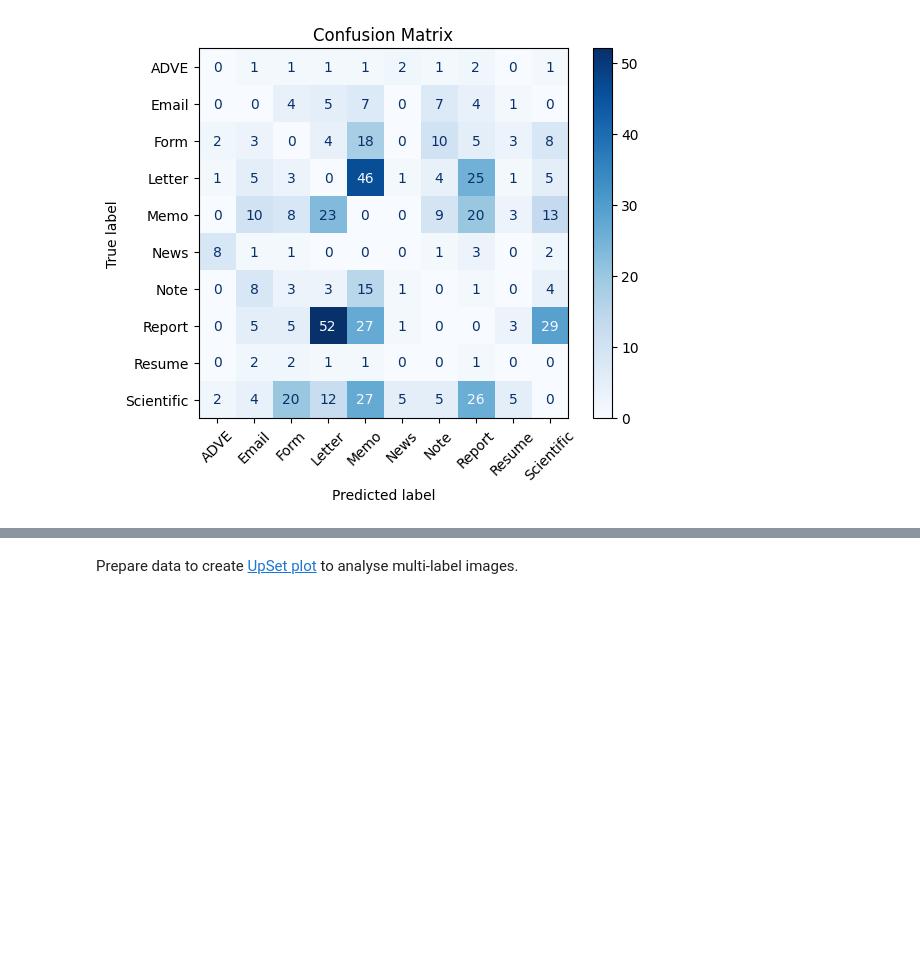
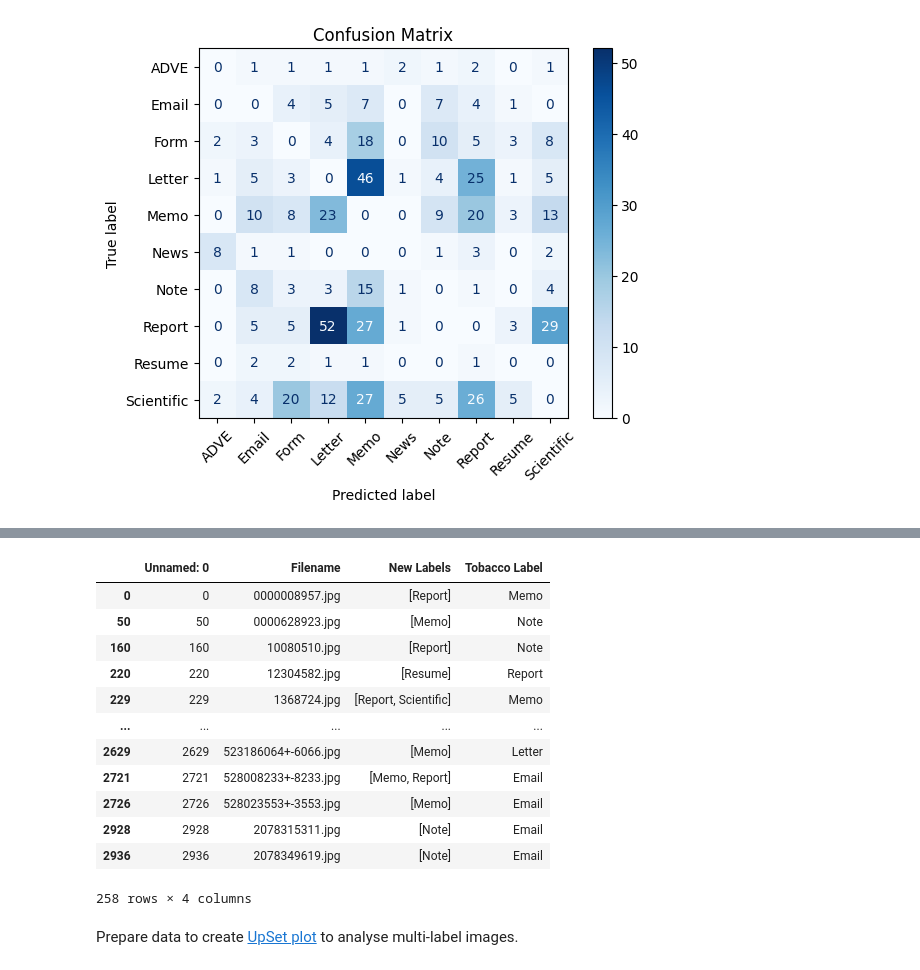
Before and after one commit to gordon-lim/tobacco3482-mistakes, a Jupyter notebook: analysis.ipynb, the cells around one changed output, grey strips where cells are left out. Saved outputs shown, nothing was run; the diff lists cells and outputs as text; code cells hidden in the pictures; blank space fills up the shorter version.

```diff
--- a/analysis.ipynb
+++ b/analysis.ipynb
@@ -60,3 +62,19 @@ Unknown labels documents count: 169
+# %%
+mislabeled_docs
+# %% [output]
+|  | Unnamed: 0 | Filename | New Labels | Tobacco Label |
+| 0 | 0 | 0000008957.jpg | [Report] | Memo |
+| 50 | 50 | 0000628923.jpg | [Memo] | Note |
+| 160 | 160 | 10080510.jpg | [Report] | Note |
+| 220 | 220 | 12304582.jpg | [Resume] | Report |
+| 229 | 229 | 1368724.jpg | [Report, Scientific] | Memo |
+| ... | ... | ... | ... | ... |
+| 2629 | 2629 | 523186064+-6066.jpg | [Memo] | Letter |
+| 2721 | 2721 | 528008233+-8233.jpg | [Memo, Report] | Email |
+| 2726 | 2726 | 528023553+-3553.jpg | [Memo] | Email |
+| 2928 | 2928 | 2078315311.jpg | [Note] | Email |
+| 2936 | 2936 | 2078349619.jpg | [Note] | Email |
+258 rows × 4 columns
 # %% [markdown]
 Prepare data to create [UpSet plot](https://en.wikipedia.org/wiki/UpSet_plot#:~:text=UpSet%20plots%20are%20a%20data,sets%20(or%20vice%20versa).) to analyse multi-label images.
 # %%
```
Also changed, not shown: parts of 7 cells of this notebook, 1 other file.
